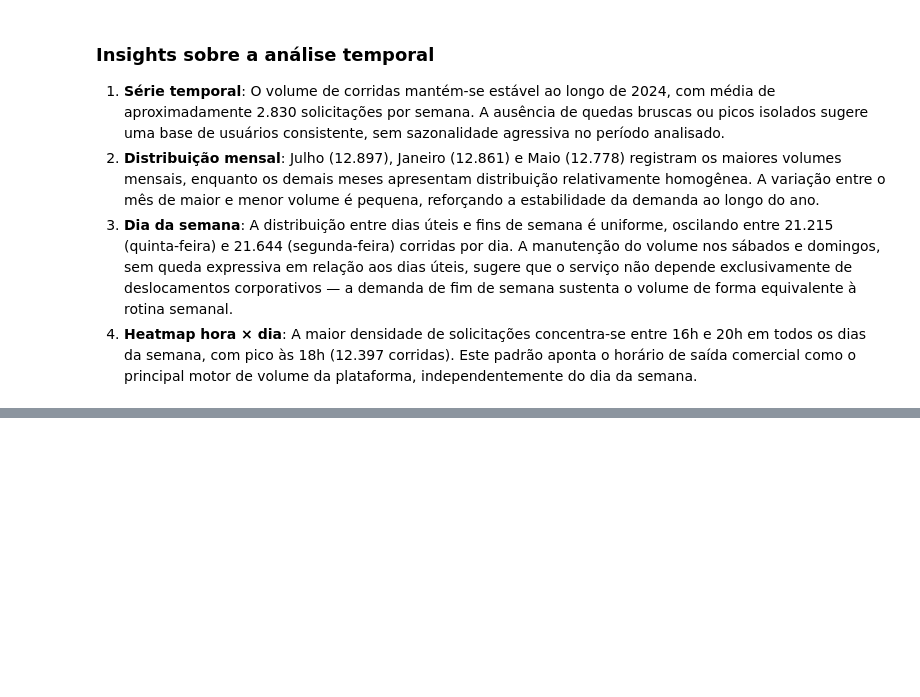
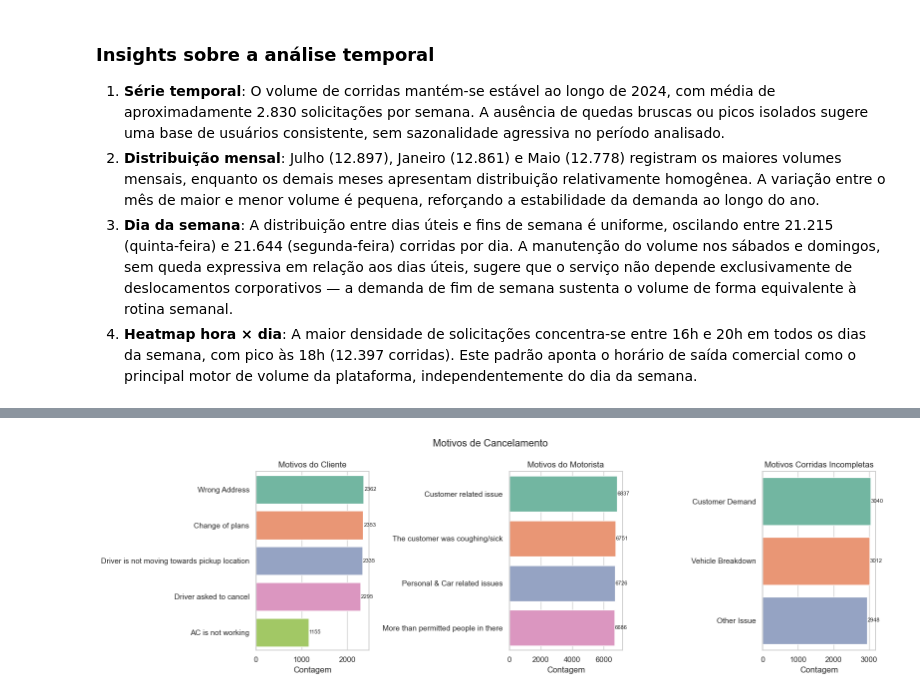
Before and after one commit to jhonatanalves/desafio_extra_lab365_senai, a Jupyter notebook: notebooks/eda_ncr_ride_bookings.ipynb, the cells around one changed output, grey strips where cells are left out. Cells and saved outputs as stored; diff of their text form; code cells hidden in the pictures; blank space fills up the shorter version.

Commit message:
feat: análise de cancelamentos, motivos e relação com avg_vtat

```diff
--- a/notebooks/eda_ncr_ride_bookings.ipynb
+++ b/notebooks/eda_ncr_ride_bookings.ipynb
@@ -485,0 +525,39 @@ Name: count, dtype: int64
+# %%
+# Motivos de cancelamento por cliente, motorista e corridas incompletas
+fig, axes = plt.subplots(1, 3, figsize=(16, 5))
+
+# Subplot 1: motivos do cliente
+reason_customer = df['reason_for_cancelling_by_customer'].value_counts()
+sns.barplot(x=reason_customer.values, y=reason_customer.index,
+            ax=axes[0], palette='Set2')
+axes[0].set_title("Motivos do Cliente")
+axes[0].set_xlabel("Contagem")
+axes[0].set_ylabel("")
+for i, v in enumerate(reason_customer.values):
+    axes[0].text(v + 10, i, str(v), va='center', fontsize=8)
+
+# Subplot 2: motivos do motorista
+reason_driver = df['driver_cancellation_reason'].value_counts()
+sns.barplot(x=reason_driver.values, y=reason_driver.index,
+            ax=axes[1], palette='Set2')
+axes[1].set_title("Motivos do Motorista")
+axes[1].set_xlabel("Contagem")
+axes[1].set_ylabel("")
+for i, v in enumerate(reason_driver.values):
+    axes[1].text(v + 10, i, str(v), va='center', fontsize=8)
+
+# Subplot 3: motivos de corridas incompletas
+reason_incomplete = df['incomplete_rides_reason'].value_counts()
+sns.barplot(x=reason_incomplete.values, y=reason_incomplete.index,
+            ax=axes[2], palette='Set2')
+axes[2].set_title("Motivos Corridas Incompletas")
+axes[2].set_xlabel("Contagem")
+axes[2].set_ylabel("")
+for i, v in enumerate(reason_incomplete.values):
+    axes[2].text(v + 10, i, str(v), va='center', fontsize=8)
+
+plt.suptitle("Motivos de Cancelamento")
+plt.tight_layout()
+plt.show()
+# %% [output]
+[figure, added]
```
Also changed, not shown: parts of 8 cells of this notebook.
